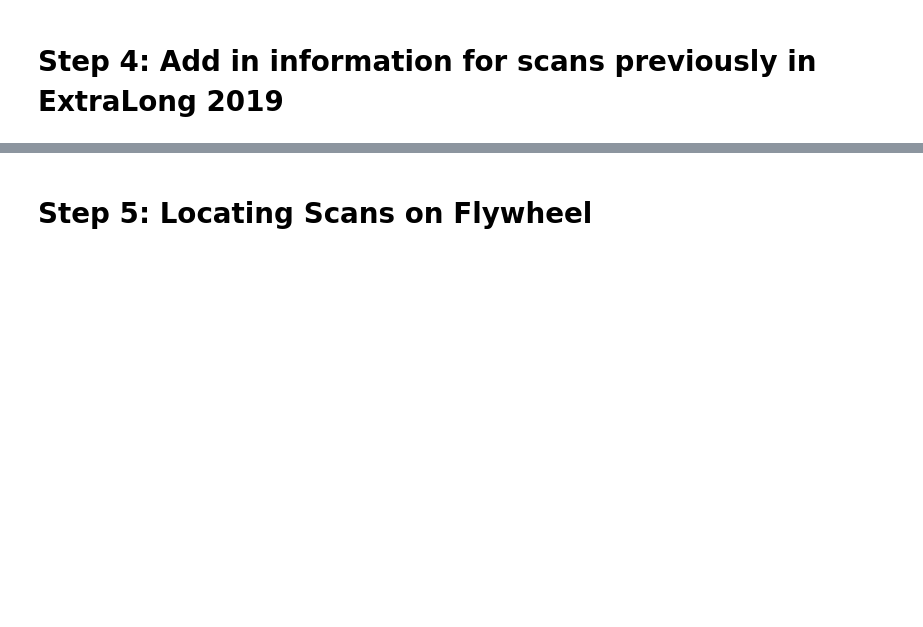
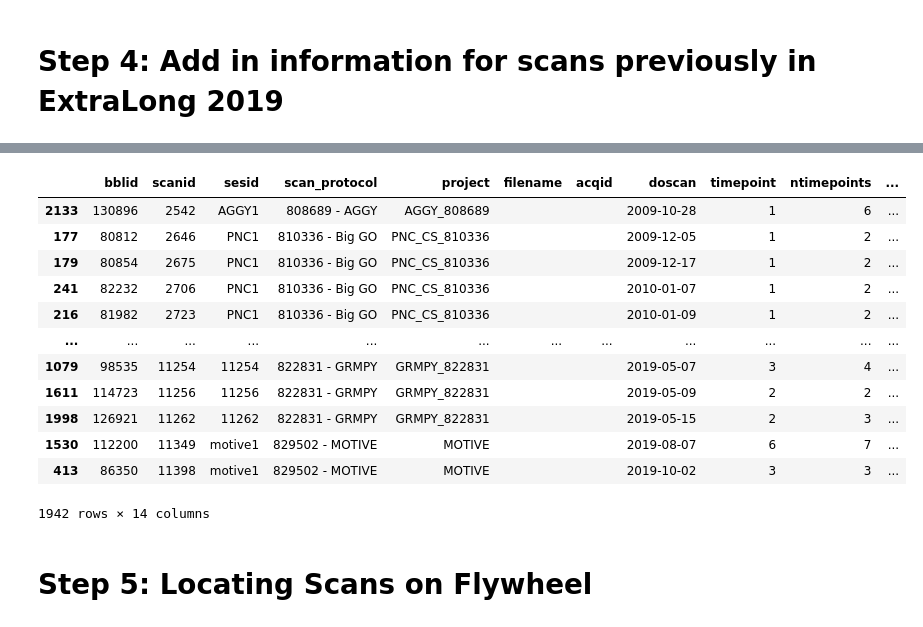
Before and after one commit to PennBBL/ExtraLong, a Jupyter notebook: scripts/organize/datafreeze-2021/getExtraLong2021.ipynb, the cells around one changed output, grey strips where cells are left out. Drawn from its saved outputs; the diff is of its cells as text; code cells hidden in the pictures; blank space fills up the shorter version.

```diff
--- a/scripts/organize/datafreeze-2021/getExtraLong2021.ipynb
+++ b/scripts/organize/datafreeze-2021/getExtraLong2021.ipynb
@@ -158,0 +160,7 @@ xl
+# %%
+# Get earliest timestamp in previous ExtraLong freeze to use as timestamp threshold for new datafreeze
+old = xl[xl.project.notnull()].copy()
+earliest = old.min().doscan
+print(earliest)
+old.sort_values('doscan')
+# %% [output]
@@ -159,3 +168,16 @@ xl
+|  | bblid | scanid | sesid | scan_protocol | project | filename | acqid | doscan | timepoint | ntimepoints | ... |
+| 2133 | 130896 | 2542 | AGGY1 | 808689 - AGGY | AGGY_808689 |  |  | 2009-10-28 | 1 | 6 | ... |
+| 177 | 80812 | 2646 | PNC1 | 810336 - Big GO | PNC_CS_810336 |  |  | 2009-12-05 | 1 | 2 | ... |
+| 179 | 80854 | 2675 | PNC1 | 810336 - Big GO | PNC_CS_810336 |  |  | 2009-12-17 | 1 | 2 | ... |
+| 241 | 82232 | 2706 | PNC1 | 810336 - Big GO | PNC_CS_810336 |  |  | 2010-01-07 | 1 | 2 | ... |
+| 216 | 81982 | 2723 | PNC1 | 810336 - Big GO | PNC_CS_810336 |  |  | 2010-01-09 | 1 | 2 | ... |
+| ... | ... | ... | ... | ... | ... | ... | ... | ... | ... | ... | ... |
+| 1079 | 98535 | 11254 | 11254 | 822831 - GRMPY | GRMPY_822831 |  |  | 2019-05-07 | 3 | 4 | ... |
+| 1611 | 114723 | 11256 | 11256 | 822831 - GRMPY | GRMPY_822831 |  |  | 2019-05-09 | 2 | 2 | ... |
+| 1998 | 126921 | 11262 | 11262 | 822831 - GRMPY | GRMPY_822831 |  |  | 2019-05-15 | 2 | 3 | ... |
+| 1530 | 112200 | 11349 | motive1 | 829502 - MOTIVE | MOTIVE |  |  | 2019-08-07 | 6 | 7 | ... |
+| 413 | 86350 | 11398 | motive1 | 829502 - MOTIVE | MOTIVE |  |  | 2019-10-02 | 3 | 3 | ... |
+1942 rows × 14 columns
 # %% [markdown]
 # Step 5: Locating Scans on Flywheel
 # %%
```
Also changed, not shown: parts of 28 cells of this notebook, 2 other files.
